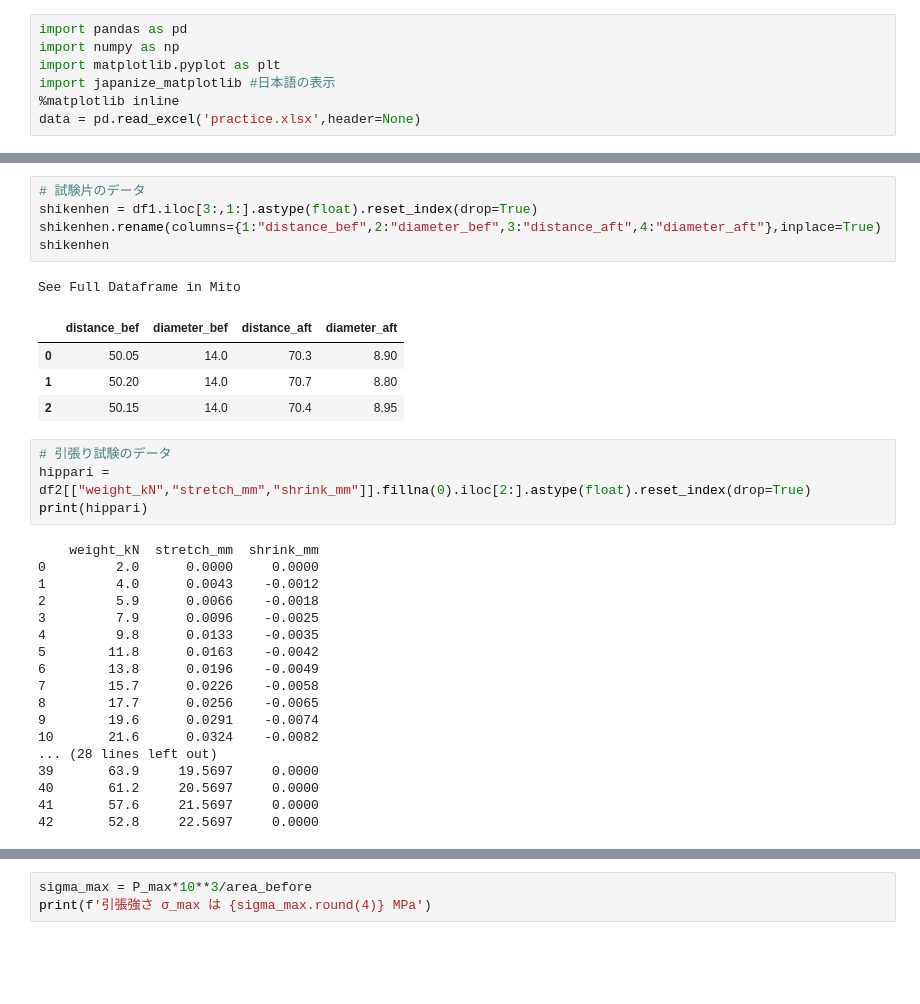
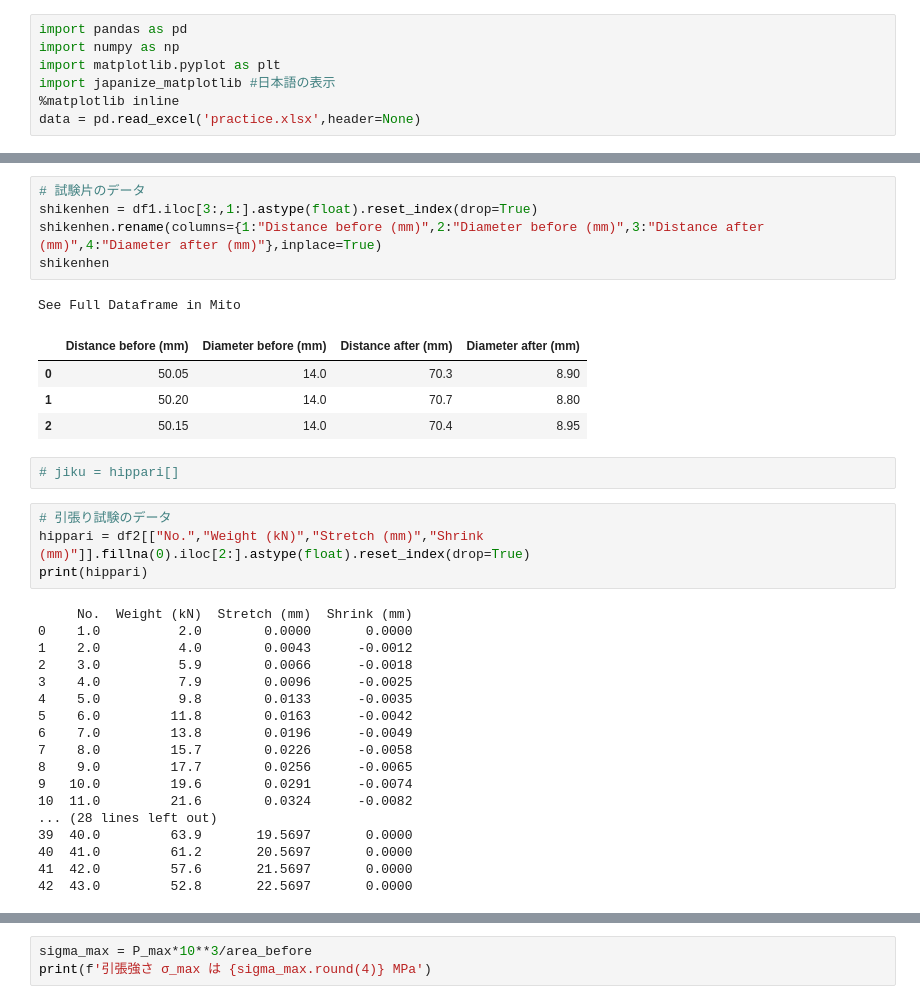
Before and after one commit to aimanamri/mechanicalEngineering, a Jupyter notebook: tensile-test.ipynb, the cells around one changed output, grey strips where cells are left out. Drawn from its saved outputs; the diff is of its cells as text; blank space fills up the shorter version.

```diff
--- a/tensile-test.ipynb
+++ b/tensile-test.ipynb
@@ -42,34 +55,36 @@ See Full Dataframe in Mito
 # %%
 # 試験片のデータ
 shikenhen = df1.iloc[3:,1:].astype(float).reset_index(drop=True)
-shikenhen.rename(columns={1:"distance_bef",2:"diameter_bef",3:"distance_aft",4:"diameter_aft"},inplace=True)
+shikenhen.rename(columns={1:"Distance before (mm)",2:"Diameter before (mm)",3:"Distance after (mm)",4:"Diameter after (mm)"},inplace=True)
 shikenhen
 # %% [output]
 See Full Dataframe in Mito
-|  | distance_bef | diameter_bef | distance_aft | diameter_aft |
+|  | Distance before (mm) | Diameter before (mm) | Distance after (mm) | Diameter after (mm) |
 | 0 | 50.05 | 14.0 | 70.3 | 8.90 |
 | 1 | 50.20 | 14.0 | 70.7 | 8.80 |
 | 2 | 50.15 | 14.0 | 70.4 | 8.95 |
+# %%
+# jiku = hippari[]
 # %%
 # 引張り試験のデータ
-hippari = df2[["weight_kN","stretch_mm","shrink_mm"]].fillna(0).iloc[2:].astype(float).reset_index(drop=True)
+hippari = df2[["No.","Weight (kN)","Stretch (mm)","Shrink (mm)"]].fillna(0).iloc[2:].astype(float).reset_index(drop=True)
 print(hippari)
 # %% [output]
-    weight_kN  stretch_mm  shrink_mm
-0         2.0      0.0000     0.0000
-1         4.0      0.0043    -0.0012
-2         5.9      0.0066    -0.0018
-3         7.9      0.0096    -0.0025
-4         9.8      0.0133    -0.0035
-5        11.8      0.0163    -0.0042
-6        13.8      0.0196    -0.0049
-7        15.7      0.0226    -0.0058
-8        17.7      0.0256    -0.0065
-9        19.6      0.0291    -0.0074
-10       21.6      0.0324    -0.0082
+     No.  Weight (kN)  Stretch (mm)  Shrink (mm)
+0    1.0          2.0        0.0000       0.0000
+1    2.0          4.0        0.0043      -0.0012
+2    3.0          5.9        0.0066      -0.0018
+3    4.0          7.9        0.0096      -0.0025
+4    5.0          9.8        0.0133      -0.0035
+5    6.0         11.8        0.0163      -0.0042
+6    7.0         13.8        0.0196      -0.0049
+7    8.0         15.7        0.0226      -0.0058
+8    9.0         17.7        0.0256      -0.0065
+9   10.0         19.6        0.0291      -0.0074
+10  11.0         21.6        0.0324      -0.0082
 ... (28 lines left out)
-39       63.9     19.5697     0.0000
-40       61.2     20.5697     0.0000
-41       57.6     21.5697     0.0000
-42       52.8     22.5697     0.0000
+39  40.0         63.9       19.5697       0.0000
+40  41.0         61.2       20.5697       0.0000
+41  42.0         57.6       21.5697       0.0000
+42  43.0         52.8       22.5697       0.0000
 # %%
```
Also changed, not shown: parts of 22 cells of this notebook, 5 other files.
